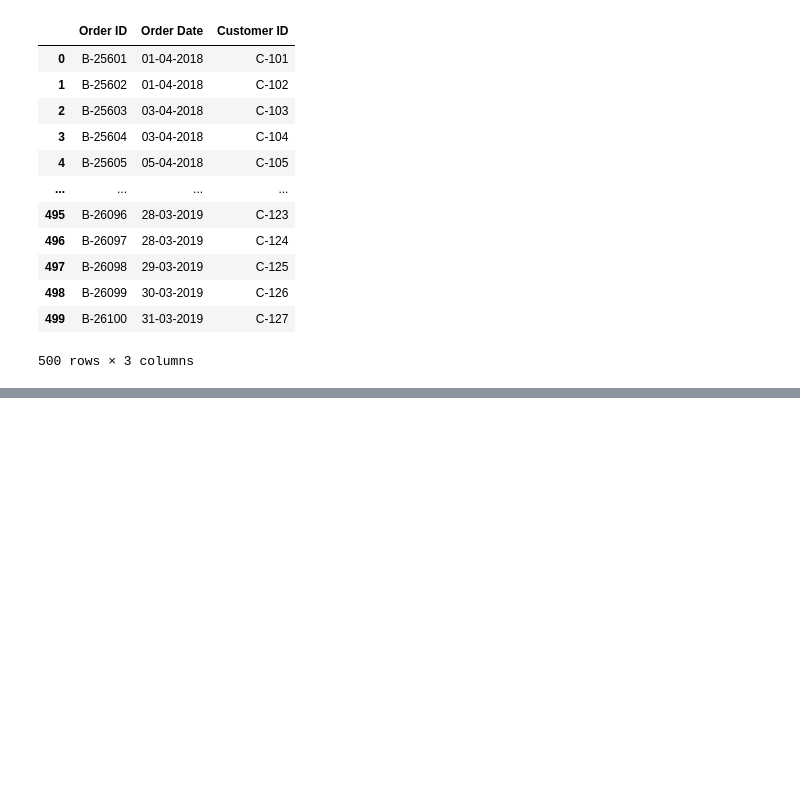
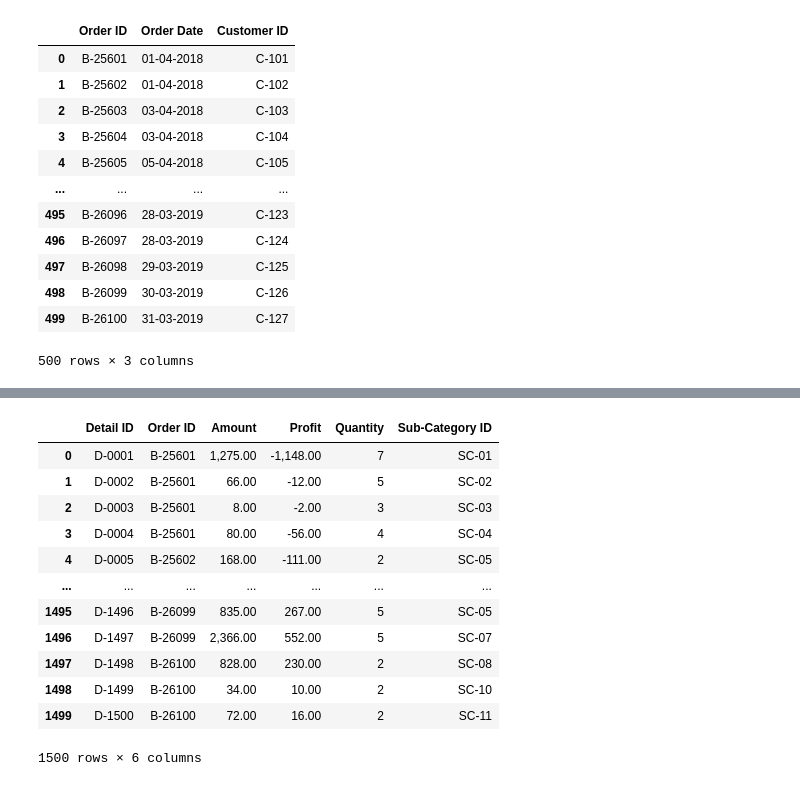
Before and after one commit to DeepVader/myProject4002, a Jupyter notebook: main.ipynb, the cells around one changed output, grey strips where cells are left out. Saved outputs shown, nothing was run; the diff lists cells and outputs as text; code cells hidden in the pictures; blank space fills up the shorter version.

```diff
--- a/main.ipynb
+++ b/main.ipynb
@@ -214,5 +225,8 @@ categories_df
 # %%
 subcategories_df = order_details_df[["Sub-Category", "Category"]].drop_duplicates().reset_index(drop=True)
 subcategories_df = subcategories_df.merge(categories_df, on="Category")
-subcategories_df["Sub-Category ID"] = [f"SC-{i:04}" for i in range(1, len(subcategories_df) + 1)]
+subcategories_df["Sub-Category ID"] = [f"SC-{i:02}" for i in range(1, len(subcategories_df) + 1)]
+subcategories_df = subcategories_df.drop('Category', axis='columns')
+
+subcategories_df = subcategories_df[["Sub-Category ID", "Sub-Category", "Category ID"]]
 subcategories_df
@@ -218,0 +252,23 @@ subcategories_df
+# %%
+order_details_table = order_details_df.merge(
+    subcategories_df[["Sub-Category", "Sub-Category ID"]],
+    on="Sub-Category"
+)
+order_details_table["Detail ID"] = [f"D-{i:04}" for i in range(1, len(order_details_table) + 1)]
+order_details_table = order_details_table[["Detail ID", "Order ID", "Amount", "Profit", "Quantity", "Sub-Category ID"]]
+
+order_details_table
+# %% [output]
+|  | Detail ID | Order ID | Amount | Profit | Quantity | Sub-Category ID |
+| 0 | D-0001 | B-25601 | 1,275.00 | -1,148.00 | 7 | SC-01 |
+| 1 | D-0002 | B-25601 | 66.00 | -12.00 | 5 | SC-02 |
+| 2 | D-0003 | B-25601 | 8.00 | -2.00 | 3 | SC-03 |
+| 3 | D-0004 | B-25601 | 80.00 | -56.00 | 4 | SC-04 |
+| 4 | D-0005 | B-25602 | 168.00 | -111.00 | 2 | SC-05 |
+| ... | ... | ... | ... | ... | ... | ... |
+| 1495 | D-1496 | B-26099 | 835.00 | 267.00 | 5 | SC-05 |
+| 1496 | D-1497 | B-26099 | 2,366.00 | 552.00 | 5 | SC-07 |
+| 1497 | D-1498 | B-26100 | 828.00 | 230.00 | 2 | SC-08 |
+| 1498 | D-1499 | B-26100 | 34.00 | 10.00 | 2 | SC-10 |
+| 1499 | D-1500 | B-26100 | 72.00 | 16.00 | 2 | SC-11 |
+1500 rows × 6 columns
```
Also changed, not shown: parts of 30 cells of this notebook, 9 other files.
